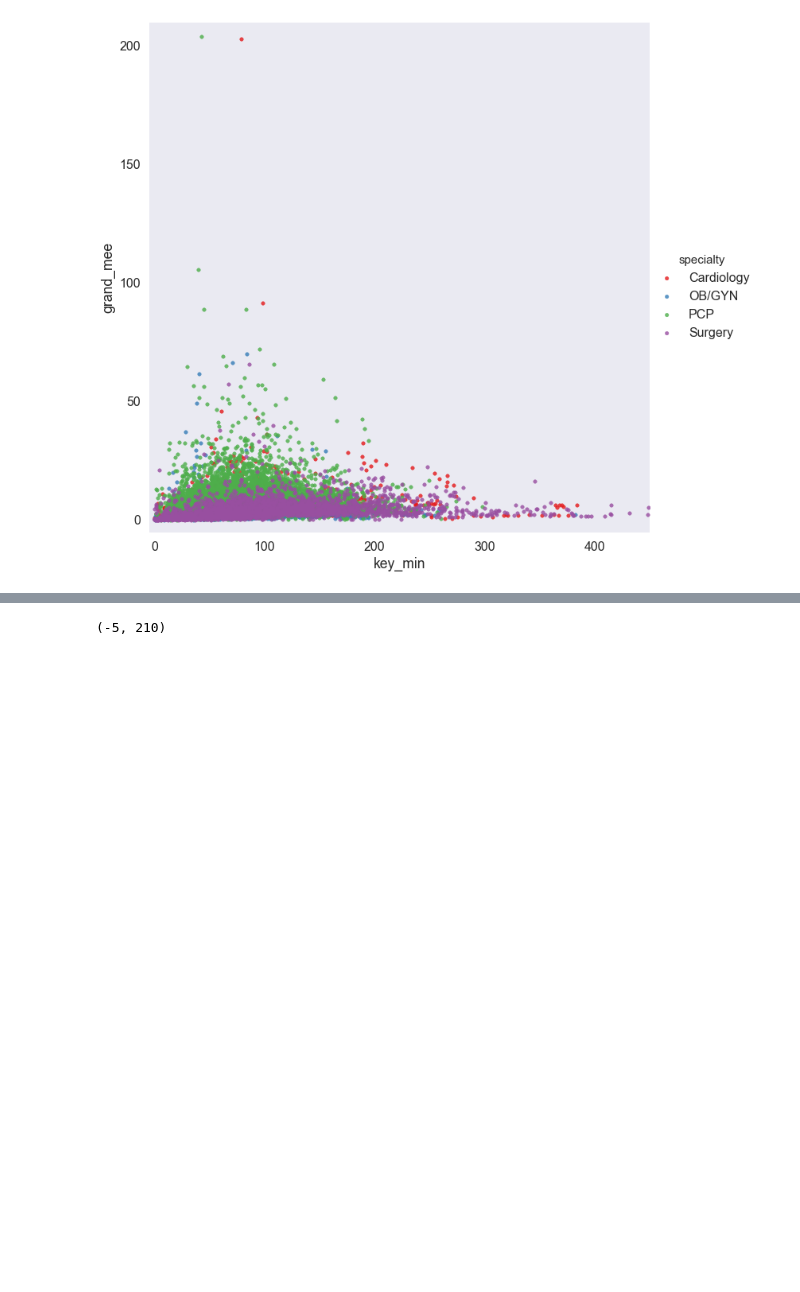
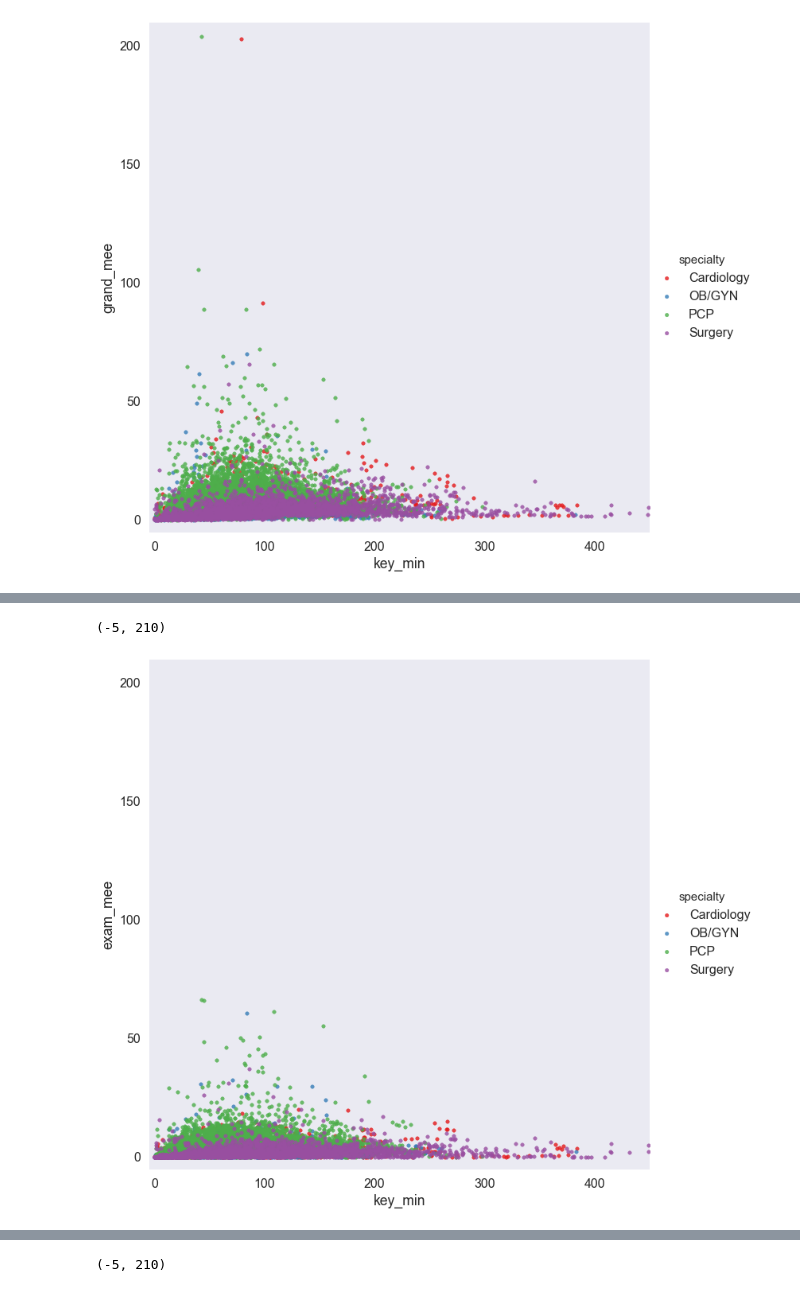
Before and after one commit to aflyax/Python, a Jupyter notebook: athenahealth_analysis.ipynb, the cells around one changed output, grey strips where cells are left out. Saved outputs shown, nothing was run; the diff lists cells and outputs as text; code cells hidden in the pictures; blank space fills up the shorter version.

```diff
--- a/athenahealth_analysis.ipynb
+++ b/athenahealth_analysis.ipynb
@@ -496,0 +522,7 @@ ylim(-5, 210)
+# %%
+sns.lmplot("key_min", "exam_mee", small_df, hue="specialty", palette='Set1', fit_reg=False, size = 10);
+xlim(-5, 450)
+ylim(-5, 210)
+# %% [output]
+(-5, 210)
+[figure, added]
```
Also changed, not shown: parts of 12 cells of this notebook.
